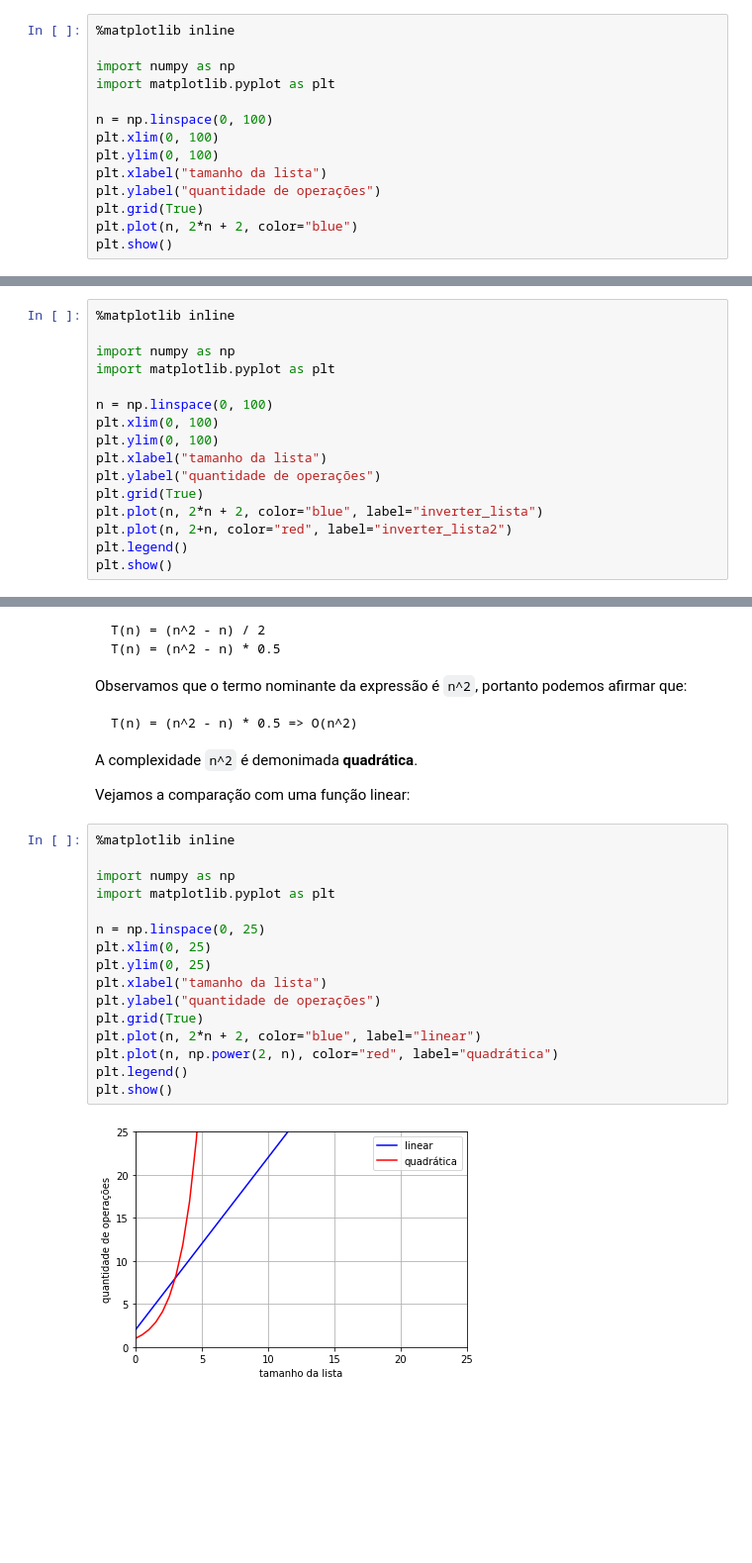
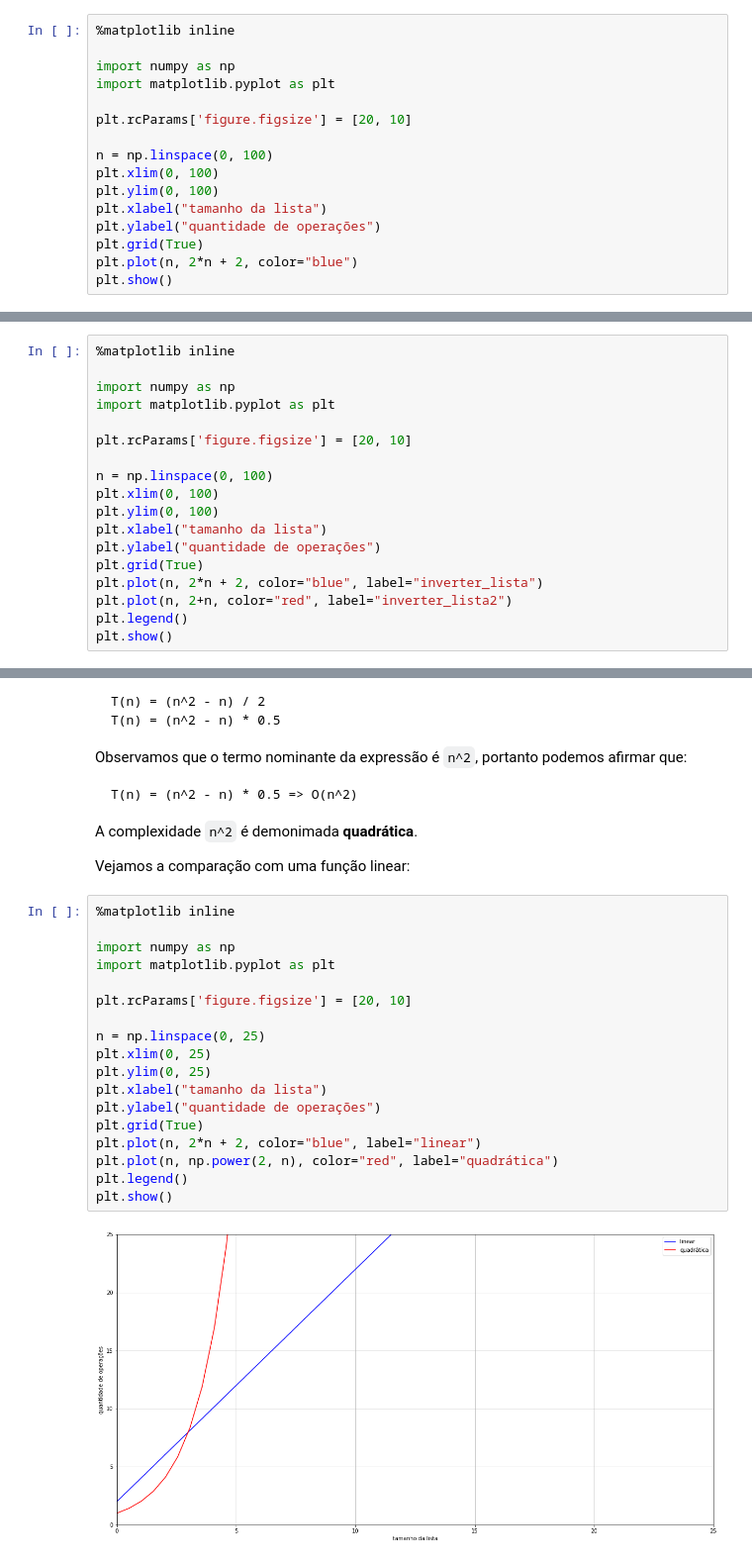
Before and after one commit to rafael84/complexidade-algoritmos, a Jupyter notebook: Complexidade_de_Algoritmos.ipynb, the cells around one changed output, grey strips where cells are left out. Shown at 99% size. Saved outputs shown, nothing was run; the diff lists cells and outputs as text; blank space fills up the shorter version.

```diff
--- a/Complexidade_de_Algoritmos.ipynb
+++ b/Complexidade_de_Algoritmos.ipynb
@@ -120,6 +120,8 @@ Esta complexidade é **linear**, porque esta é uma função de primeiro grau:
 
 import numpy as np
 import matplotlib.pyplot as plt
+
+plt.rcParams['figure.figsize'] = [20, 10]
 
 n = np.linspace(0, 100)
 plt.xlim(0, 100)
@@ -159,6 +161,8 @@ Vejamos uma comparação da complexidade de tempo entre os dois algoritmos:
 
 import numpy as np
 import matplotlib.pyplot as plt
+
+plt.rcParams['figure.figsize'] = [20, 10]
 
 n = np.linspace(0, 100)
 plt.xlim(0, 100)
@@ -272,21 +278,23 @@ Vejamos a comparação com uma função linear:
 # %%
 %matplotlib inline
 
 import numpy as np
 import matplotlib.pyplot as plt
+
+plt.rcParams['figure.figsize'] = [20, 10]
 
 n = np.linspace(0, 25)
 plt.xlim(0, 25)
 plt.ylim(0, 25)
 plt.xlabel("tamanho da lista")
 plt.ylabel("quantidade de operações")
 plt.grid(True)
 plt.plot(n, 2*n + 2, color="blue", label="linear")
 plt.plot(n, np.power(2, n), color="red", label="quadrática")
 plt.legend()
 plt.show()
 # %% [output]
-[figure, old version]
+[figure, new version]
 # %% [markdown]
 Fácil perceber que algoritmos complexidade quadrática são bem menos eficientes que os lineares.
 
```
Also changed, not shown: parts of 7 cells of this notebook.
